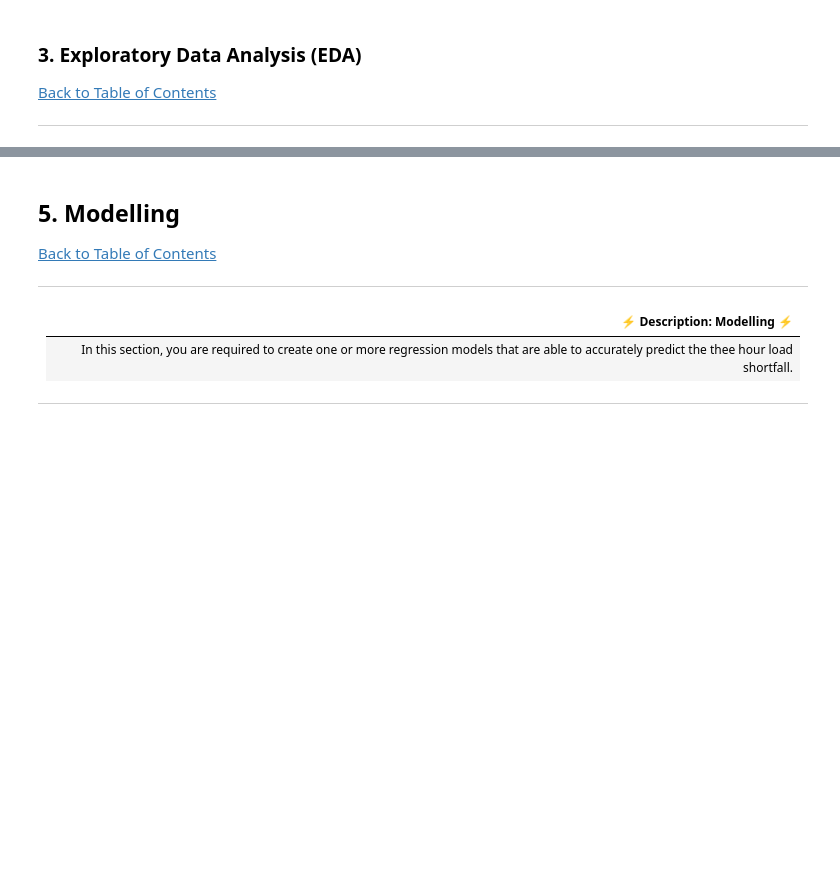
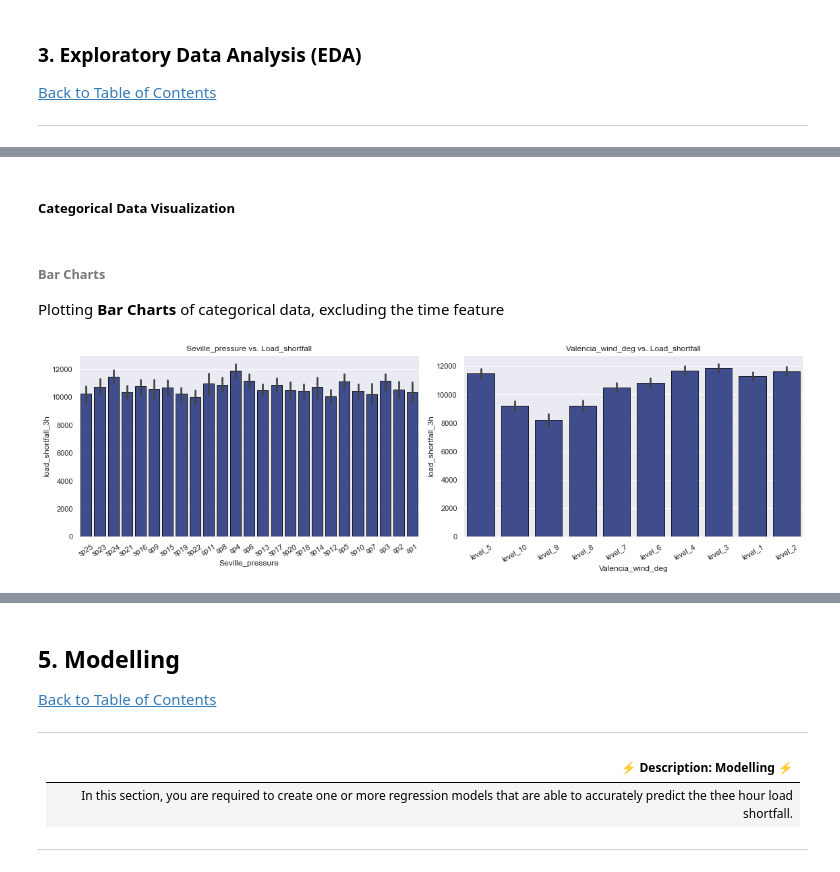
Before and after one commit to KenCBonyo/2110ACDS_ND5, a Jupyter notebook: 2110ACDS_ND5_v0.3.ipynb, the cells around one changed output, grey strips where cells are left out. Drawn from its saved outputs; the diff is of its cells as text; code cells hidden in the pictures; blank space fills up the shorter version.

```diff
--- a/2110ACDS_ND5_v0.3.ipynb
+++ b/2110ACDS_ND5_v0.3.ipynb
@@ -219,0 +299,32 @@ for index, column in enumerate(train_feature_cols) :
+# %% [markdown]
+##### Categorical Data Visualization
+# %% [markdown]
+###### Bar Charts
+Plotting **Bar Charts** of categorical data, excluding the time feature
+# %%
+fig, axs = plt.subplots(1,2, figsize=(16,5),)
+
+fig.subplots_adjust(hspace = 0.5, wspace=.2)
+
+i = 0
+axs = axs.ravel()
+cols = [i for i in cat_train_feature_cols if i != 'time']   #List of columns excluding the time feature.
+
+for index, column in enumerate(cols) :                    #Iterate through the numerical columns
+    axs[i].set_title("{} vs. Load_shortfall".format(column),fontsize=12)    #Plot the axis title
+
+    # axs[i].bar(x = train_df[column],                                      # Plot the scatter graphs
+    #             height = train_df['load_shortfall_3h'],
+    #             color='#349',edgecolor='k')
+
+    sns.barplot(x = train_df[column],                                      # Plot the scatter graphs
+                y = train_df['load_shortfall_3h'],
+                color='#349',edgecolor='k',
+                ax = axs[i])
+    axs[i].set_xticklabels(axs[i].get_xticklabels(), rotation = 30)
+
+    i += 1                                         #Iterate to the next axis after plotting
+    fig.tight_layout(pad=1)
+    # fig.show()
+# %% [output]
+[figure, added]
```
Also changed, not shown: parts of 43 cells of this notebook, 2 other files.
